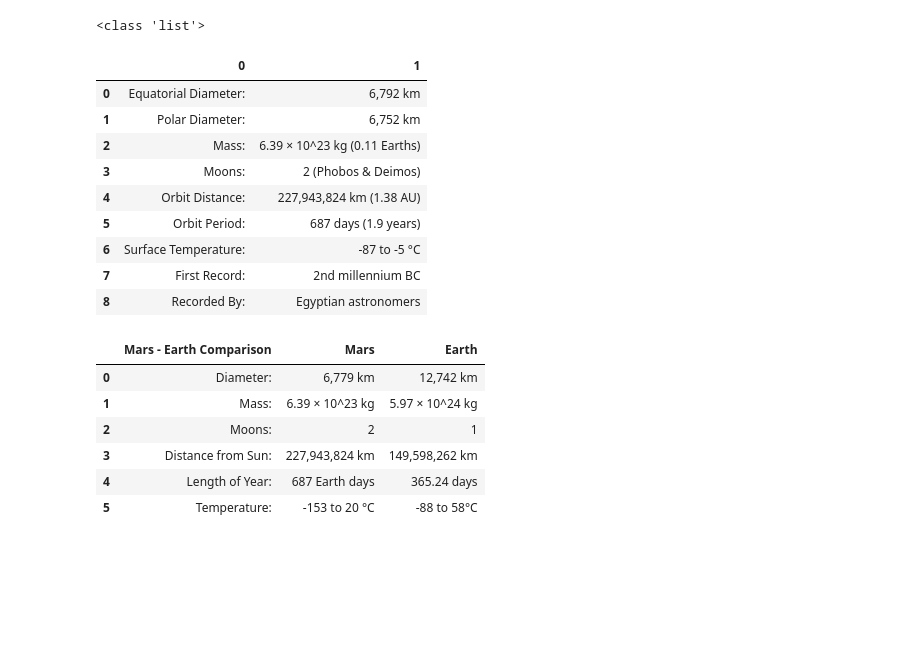
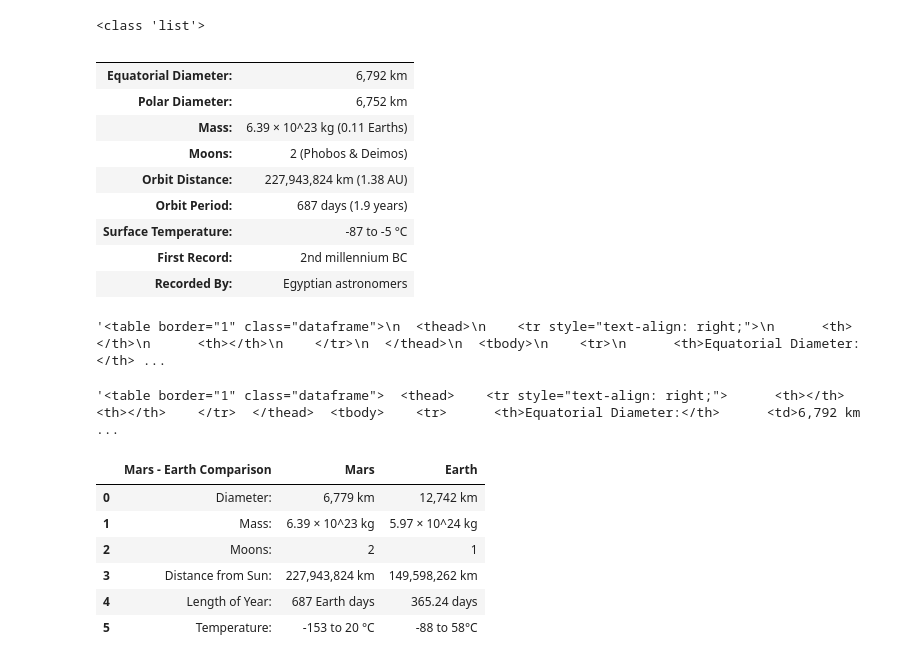
Before and after one commit to dianess/web-scraping-challenge, a Jupyter notebook: Mission_to_Mars/mission_to_mars.ipynb, the cells around one changed output. Saved outputs shown, nothing was run; the diff lists cells and outputs as text; code cells hidden in the pictures; blank space fills up the shorter version.

```diff
--- a/Mission_to_Mars/mission_to_mars.ipynb
+++ b/Mission_to_Mars/mission_to_mars.ipynb
@@ -163,18 +185,40 @@ print(type(mars_facts_table))
 # %%
 # Put the table into a pandas dataframe
 mars_facts_db1 = mars_facts_table[0]
+
+# Set index to the 0 column
+mars_facts_db1.set_index(0, inplace=True)
+
+# Delete the index name ('0')
+mars_facts_db1.index.names = [None]
+
+# Delete the column name ('1')
+mars_facts_db1.columns = ['']
+
 mars_facts_db1
 # %% [output]
-|  | 0 | 1 |
-| 0 | Equatorial Diameter: | 6,792 km |
-| 1 | Polar Diameter: | 6,752 km |
-| 2 | Mass: | 6.39 × 10^23 kg (0.11 Earths) |
-| 3 | Moons: | 2 (Phobos & Deimos) |
-| 4 | Orbit Distance: | 227,943,824 km (1.38 AU) |
-| 5 | Orbit Period: | 687 days (1.9 years) |
-| 6 | Surface Temperature: | -87 to -5 °C |
-| 7 | First Record: | 2nd millennium BC |
-| 8 | Recorded By: | Egyptian astronomers |
+|  |  |
+| Equatorial Diameter: | 6,792 km |
+| Polar Diameter: | 6,752 km |
+| Mass: | 6.39 × 10^23 kg (0.11 Earths) |
+| Moons: | 2 (Phobos & Deimos) |
+| Orbit Distance: | 227,943,824 km (1.38 AU) |
+| Orbit Period: | 687 days (1.9 years) |
+| Surface Temperature: | -87 to -5 °C |
+| First Record: | 2nd millennium BC |
+| Recorded By: | Egyptian astronomers |
+# %%
+# Convert the pandas dataframe to HTML table string
+mars_facts_html_table = mars_facts_db1.to_html()
+mars_facts_html_table
+# %% [output]
+'<table border="1" class="dataframe">\n  <thead>\n    <tr style="text-align: right;">\n      <th></th>\n      <th></th>\n    </tr>\n  </thead>\n  <tbody>\n    <tr>\n      <th>Equatorial Diameter:</th> ...
+# %%
+# Clean up the table by getting rid of these \n
+mars_facts_html_table = mars_facts_html_table.replace('\n', '')
+mars_facts_html_table
+# %% [output]
+'<table border="1" class="dataframe">  <thead>    <tr style="text-align: right;">      <th></th>      <th></th>    </tr>  </thead>  <tbody>    <tr>      <th>Equatorial Diameter:</th>      <td>6,792 km ...
 # %%
 # There is also a comparison table between Mars and Earth - interesting but won't be used in the rest of this project.
 mars_earth_comparison = mars_facts_table[1]
```
Also changed, not shown: parts of 13 cells of this notebook.
